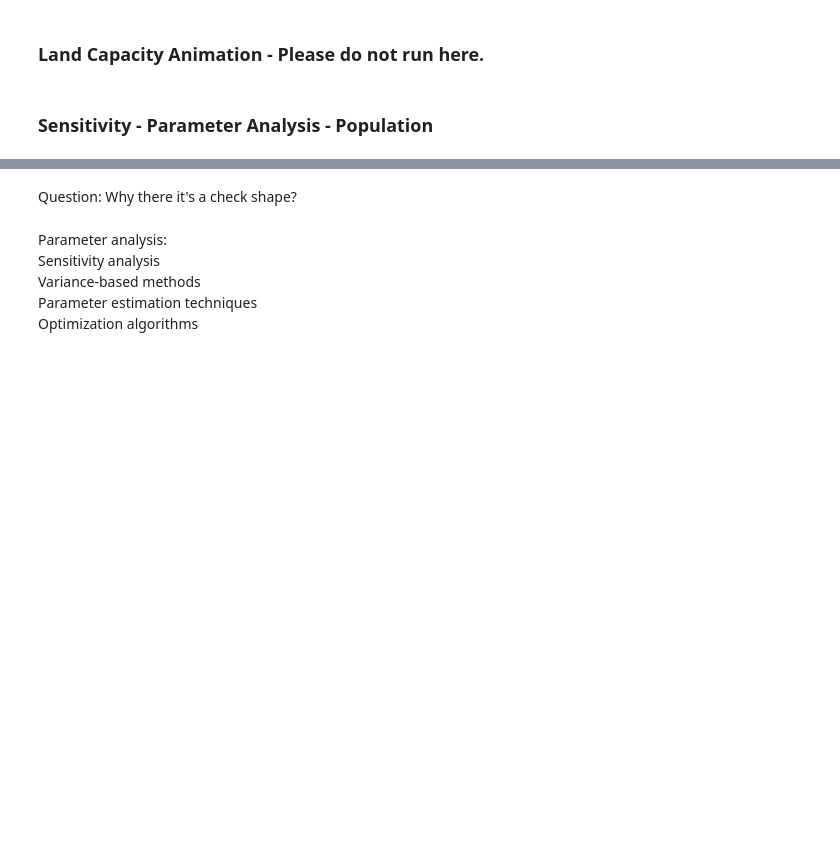
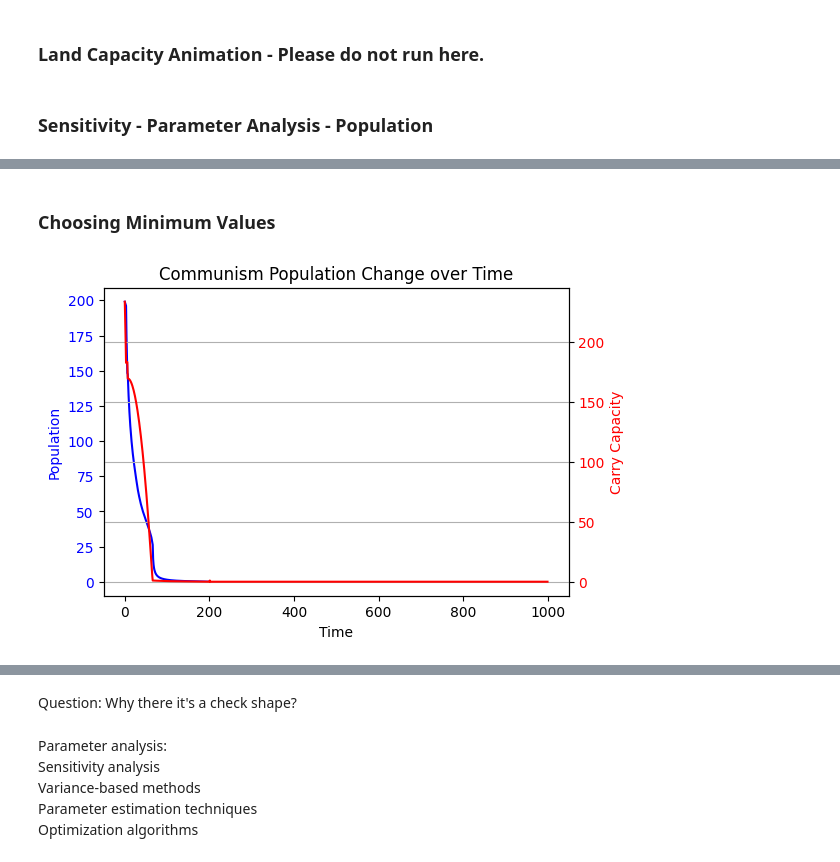
Before and after one commit to yutongliang723/Agent-Based-Model-CSH, a Jupyter notebook: Agent-Based Model - Week 2 - Yutong.ipynb, the cells around one changed output, grey strips where cells are left out. Cells and saved outputs as stored; diff of their text form; code cells hidden in the pictures; blank space fills up the shorter version.

```diff
--- a/Agent-Based Model - Week 2 - Yutong.ipynb
+++ b/Agent-Based Model - Week 2 - Yutong.ipynb
@@ -300,0 +340,15 @@ for param_name, param_range, result_pop in parameters:
+# %% [markdown]
+### Choosing Minimum Values
+# %%
+r = 0.01
+k = 0.001
+d = 0.005
+a = 0.1
+max_capacity_one_land = 5
+initial_population = 200
+simulation_time = 1000
+
+
+plot_commuism_simulation_population2(r, k, a, d, initial_population, simulation_time, max_capacity_one_land)
+# %% [output]
+[figure, added]
```
Also changed, not shown: parts of 8 cells of this notebook.
